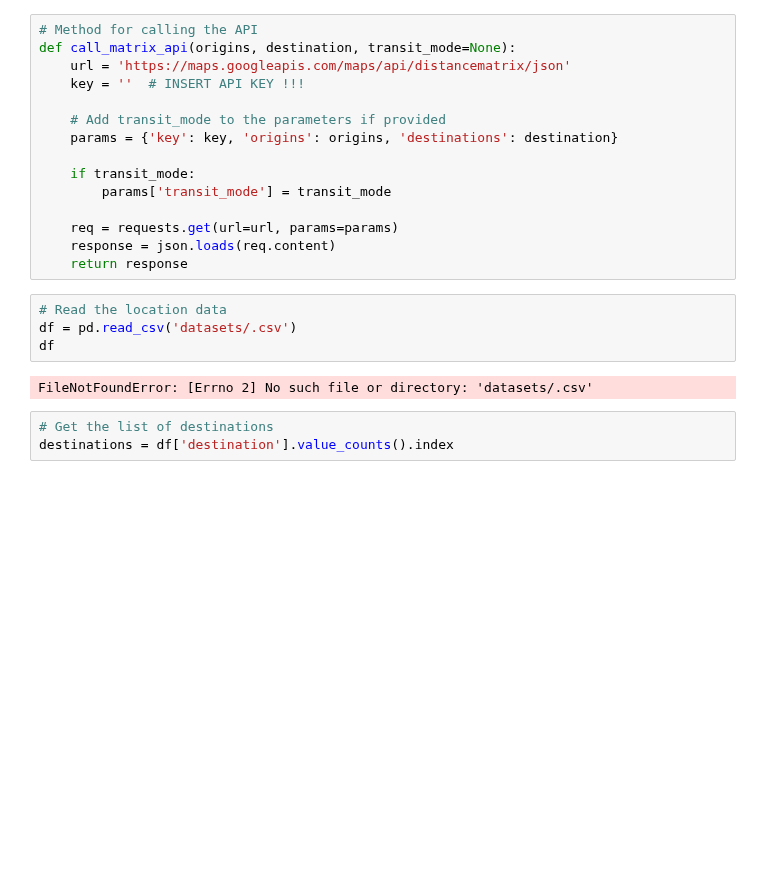
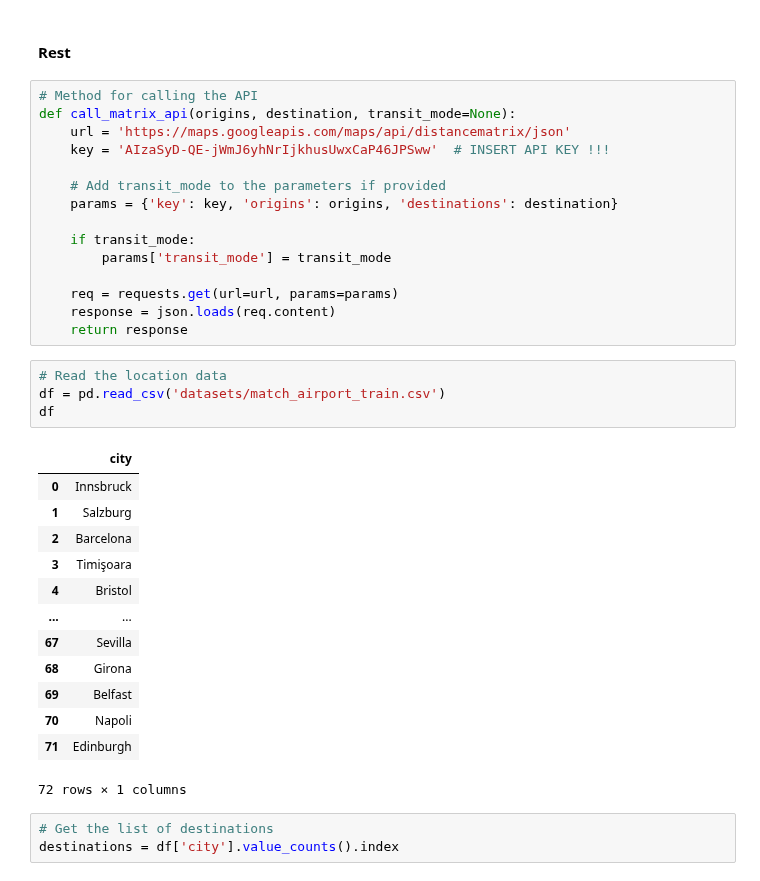
Before and after one commit to RabDou44/DOPP_group18, a Jupyter notebook: distance_matrix.ipynb, the cells around one changed output. Drawn from its saved outputs; the diff is of its cells as text; blank space fills up the shorter version.

Commit message:
Try clen airport names and Distance Matrix API

```diff
--- a/distance_matrix.ipynb
+++ b/distance_matrix.ipynb
@@ -20,8 +147,10 @@ translator.translate('Genève').text
+# %% [markdown]
+#### Rest
 # %%
 # Method for calling the API
 def call_matrix_api(origins, destination, transit_mode=None):
     url = 'https://maps.googleapis.com/maps/api/distancematrix/json'
-    key = ''  # INSERT API KEY !!!
+    key = 'AIzaSyD-QE-jWmJ6yhNrIjkhusUwxCaP46JPSww'  # INSERT API KEY !!!
 
     # Add transit_mode to the parameters if provided
     params = {'key': key, 'origins': origins, 'destinations': destination}
@@ -34,13 +163,25 @@ def call_matrix_api(origins, destination, transit_mode=None):
     return response
 # %%
 # Read the location data
-df = pd.read_csv('datasets/.csv')
+df = pd.read_csv('datasets/match_airport_train.csv')
 df
 # %% [output]
+|  | city |
+| 0 | Innsbruck |
+| 1 | Salzburg |
+| 2 | Barcelona |
+| 3 | Timişoara |
+| 4 | Bristol |
+| ... | ... |
+| 67 | Sevilla |
+| 68 | Girona |
+| 69 | Belfast |
+| 70 | Napoli |
+| 71 | Edinburgh |
-FileNotFoundError: [Errno 2] No such file or directory: 'datasets/.csv'
+72 rows × 1 columns
 # %%
 # Get the list of destinations
-destinations = df['destination'].value_counts().index
+destinations = df['city'].value_counts().index
 # %%
 results = []
 count_calls = 0
```
Also changed, not shown: parts of 9 cells of this notebook, 7 other files.
